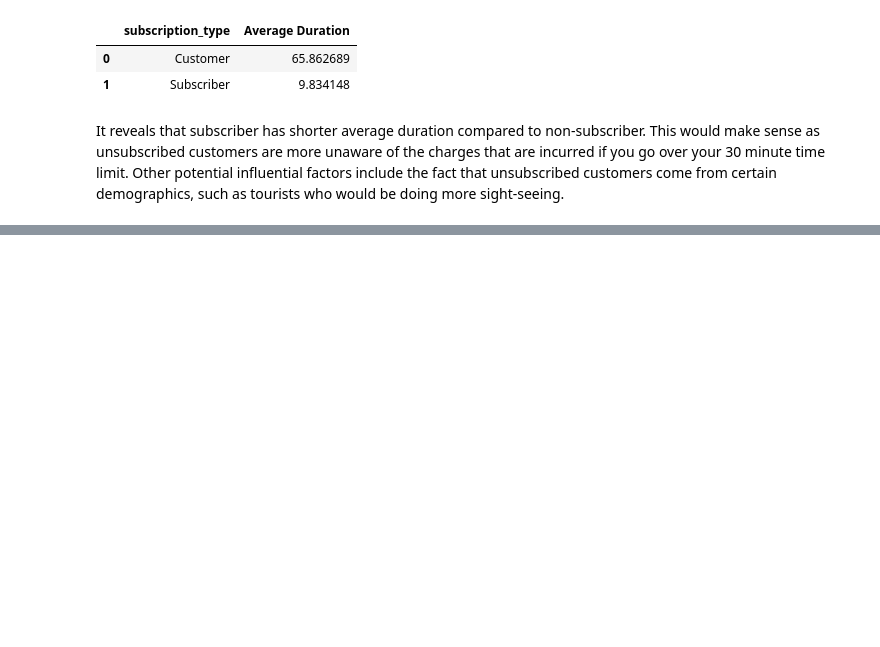
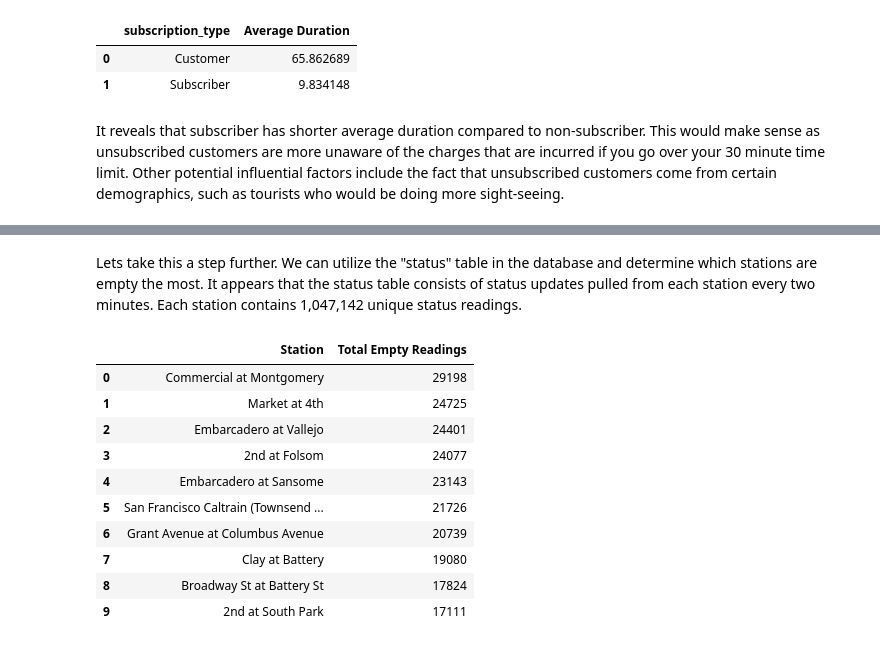
Before and after one commit to lucastancm96/sql_jupyter, a Jupyter notebook: sfbike_sql.ipynb, the cells around one changed output, grey strips where cells are left out. Drawn from its saved outputs; the diff is of its cells as text; code cells hidden in the pictures; blank space fills up the shorter version.

```diff
--- a/sfbike_sql.ipynb
+++ b/sfbike_sql.ipynb
@@ -203,0 +219,28 @@ It reveals that subscriber has shorter average duration compared to non-subscrib
+# %% [markdown]
+Lets take this a step further. We can utilize the "status" table in the database and determine which stations are empty the most. It appears that the status table consists of status updates pulled from each station every two minutes. Each station contains 1,047,142 unique status readings.
+# %%
+query = '''
+SELECT station.name AS Station, count(*) AS 'Total Empty Readings'
+FROM station
+
+INNER JOIN status
+ON status.station_id=station.id
+WHERE status.bikes_available=0
+GROUP BY station.name
+
+ORDER BY count(*) DESC
+LIMIT 10
+'''
+run_query(query)
+# %% [output]
+|  | Station | Total Empty Readings |
+| 0 | Commercial at Montgomery | 29198 |
+| 1 | Market at 4th | 24725 |
+| 2 | Embarcadero at Vallejo | 24401 |
+| 3 | 2nd at Folsom | 24077 |
+| 4 | Embarcadero at Sansome | 23143 |
+| 5 | San Francisco Caltrain (Townsend ... | 21726 |
+| 6 | Grant Avenue at Columbus Avenue | 20739 |
+| 7 | Clay at Battery | 19080 |
+| 8 | Broadway St at Battery St | 17824 |
+| 9 | 2nd at South Park | 17111 |
```
Also changed, not shown: parts of 7 cells of this notebook.
